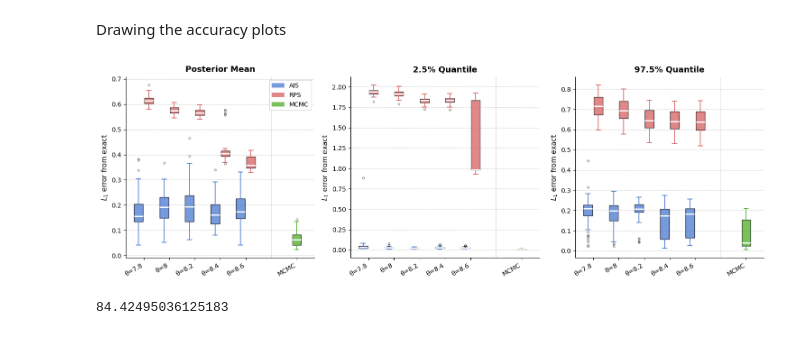
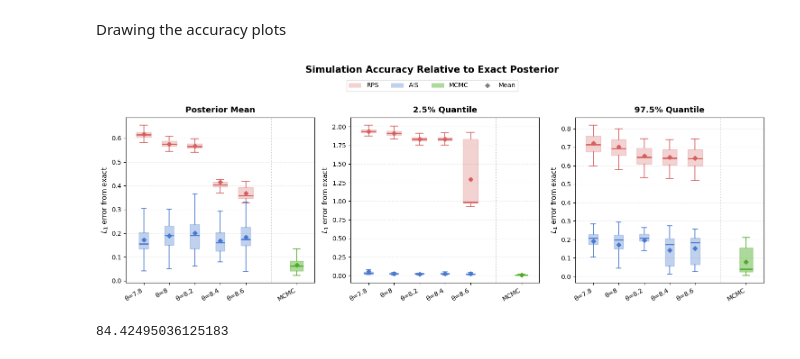
Before and after one commit to fyy2025/RHS-X, a Jupyter notebook: Code/simulation1.ipynb, the cells around one changed output. Drawn from its saved outputs; the diff is of its cells as text; code cells hidden in the pictures.

Commit message:
upload pac bayes simulation code and new plot formats

```diff
--- a/Code/simulation1.ipynb
+++ b/Code/simulation1.ipynb
@@ -1,8 +1,10 @@
 # %%
+
 import pickle
 import numpy as np
 import matplotlib.pyplot as plt
 import matplotlib.patches as mpatches
+
 data=[]
 for epoch in range(1,6):
     with open(f"./output1.2/sim1_result{epoch}.pkl", 'rb') as f:
@@ -41,10 +43,14 @@ for ax, (label, q), color in zip(axes, metrics, colors):
         gc_all.append(gc)
 
     bp = ax.boxplot(gc_all, positions=range(len(thetas)), widths=0.5,
-                    patch_artist=True, medianprops=dict(color="black", linewidth=2))
+                    patch_artist=True, showfliers=False,
+                    medianprops=dict(color="black", linewidth=2),
+                    whiskerprops=dict(color=color, linewidth=1.2),
+                    capprops=dict(color=color, linewidth=1.2))
     for patch in bp["boxes"]:
         patch.set_facecolor(color)
-        patch.set_alpha(0.6)
+        patch.set_edgecolor(color)
+        patch.set_alpha(0.5)
 
     means = [np.mean(g) for g in gc_all]
     ax.plot(range(len(thetas)), means, "D", color=color, markersize=6, zorder=5)
@@ -57,11 +63,12 @@ for ax, (label, q), color in zip(axes, metrics, colors):
     ax.set_xticklabels([str(t) for t in thetas], fontsize=9)
     ax.set_xlabel("θ", fontsize=11)
     ax.set_ylim(0.3, 1.3)
+    ax.grid(axis="y", linestyle=":", alpha=0.4)
 
 axes[0].set_ylabel("Gap Closure  (RPS − AIS) / (RPS − MCMC)", fontsize=10)
 
 legend_elements = [
-    mpatches.Patch(color="gray", alpha=0.6, label="IQR"),
+    mpatches.Patch(color="gray", alpha=0.5, label="IQR"),
     plt.Line2D([0], [0], marker="D", color="gray", markersize=6,
                linestyle="None", label="Mean"),
     plt.Line2D([0], [0], color="black", linestyle="--", linewidth=1,
@@ -104,6 +111,7 @@ for i in range(len(data)):
         AIS_diff = np.sum(np.abs(np.asarray(x[f"AIS_{theta}"])-x["exact"]))
         AIS[f"{theta}"].append(AIS_diff)
 # %%
+
 import pandas as pd
 import matplotlib.pyplot as plt
 import numpy as np
@@ -143,6 +151,23 @@ def to_df(d):
     df.columns = theta_labels
     return df
 
+def aligned_boxplot(ax, values, positions, color, width=0.48, alpha=0.32):
+    bp = ax.boxplot(values, positions=positions, widths=width,
+                    patch_artist=True, showfliers=False,
+                    medianprops=dict(color=color, linewidth=2),
+                    whiskerprops=dict(color=color, linewidth=1.2),
+                    capprops=dict(color=color, linewidth=1.2))
+    for patch in bp["boxes"]:
+        patch.set_facecolor(color)
+        patch.set_edgecolor(color)
+        patch.set_alpha(alpha)
+    return bp
+
+def mean_diamonds(ax, values, positions, color, offset=0.0):
+    means = [np.mean(v) for v in values]
+    ax.plot(np.asarray(positions) + offset, means, "D", color=color,
+            markersize=5, linestyle="None", zorder=5)
+
 AIS_mean_df = to_df(AIS_mean)
 RPS_mean_df = to_df(RPS_mean)
 AIS_q025_df = to_df(AIS_q025)
@@ -152,70 +177,57 @@ RPS_q975_df = to_df(RPS_q975)
 
 # 3-panel figure: Posterior Mean | 2.5% Quantile | 97.5% Quantile
 fig, axes = plt.subplots(1, 3, figsize=(15, 5))
 panel_titles = ["Posterior Mean", "2.5% Quantile", "97.5% Quantile"]
 ais_dfs   = [AIS_mean_df, AIS_q025_df, AIS_q975_df]
 rps_dfs   = [RPS_mean_df, RPS_q025_df, RPS_q975_df]
 mcmc_data = [MCMC_mean,   MCMC_q025,   MCMC_q975]
 
 n = len(thetas)
-pos_ais  = np.arange(1, n + 1) - 0.2
-pos_rps  = np.arange(1, n + 1) + 0.2
-pos_mcmc = [n + 2]   # gap of 1 after the theta groups
-w = 0.35
+theta_pos = np.arange(1, n + 1)
+pos_mcmc = [n + 2]
 
 ais_color  = "#4878CF"
 rps_color  = "#D65F5F"
 mcmc_color = "#4DAC26"
 
-bp_kw = dict(patch_artist=True, medianprops=dict(color="white", linewidth=2))
+for ax, title, ais_df, rps_df, mcmc_vals in zip(axes, panel_titles, ais_dfs, rps_dfs, mcmc_data):
+    ais_values = [ais_df[col].dropna().values for col in ais_df.columns]
+    rps_values = [rps_df[col].dropna().values for col in rps_df.columns]
 
-for ax, title, ais_df, rps_df, mcmc_vals in zip(axes, panel_titles, ais_dfs, rps_dfs, mcmc_data):
-    ax.boxplot(
-        ais_df.values, positions=pos_ais, widths=w, **bp_kw,
-        boxprops=dict(facecolor=ais_color, alpha=0.75),
-        whiskerprops=dict(color=ais_color, linewidth=1.2),
-        capprops=dict(color=ais_color, linewidth=1.2),
-        flierprops=dict(marker="o", color=ais_color, alpha=0.4, markersize=3),
-    )
-    ax.boxplot(
-        rps_df.values, positions=pos_rps, widths=w, **bp_kw,
-        boxprops=dict(facecolor=rps_color, alpha=0.75),
-        whiskerprops=dict(color=rps_color, linewidth=1.2),
-        capprops=dict(color=rps_color, linewidth=1.2),
-        flierprops=dict(marker="o", color=rps_color, alpha=0.4, markersize=3),
-    )
-    ax.boxplot(
-        [mcmc_vals], positions=pos_mcmc, widths=w, **bp_kw,
-        boxprops=dict(facecolor=mcmc_color, alpha=0.75),
-        whiskerprops=dict(color=mcmc_color, linewidth=1.2),
-        capprops=dict(color=mcmc_color, linewidth=1.2),
-        flierprops=dict(marker="o", color=mcmc_color, alpha=0.4, markersize=3),
-    )
+    aligned_boxplot(ax, rps_values, theta_pos, rps_color, width=0.58, alpha=0.28)
+    aligned_boxplot(ax, ais_values, theta_pos, ais_color, width=0.36, alpha=0.34)
+    aligned_boxplot(ax, [mcmc_vals], pos_mcmc, mcmc_color, width=0.5, alpha=0.45)
 
-    tick_pos    = list(range(1, n + 1)) + pos_mcmc
+    mean_diamonds(ax, rps_values, theta_pos, rps_color)
+    mean_diamonds(ax, ais_values, theta_pos, ais_color)
+    mean_diamonds(ax, [mcmc_vals], pos_mcmc, mcmc_color)
+
+    tick_pos    = list(theta_pos) + pos_mcmc
     tick_labels = theta_labels + ["MCMC"]
     ax.set_xticks(tick_pos)
     ax.set_xticklabels(tick_labels, rotation=30, ha="right", fontsize=10)
     ax.axvline(n + 1, color="gray", linestyle=":", linewidth=0.8, alpha=0.6)
     ax.set_xlim(0.3, n + 2.7)
     ax.set_title(title, fontsize=13, fontweight="bold", pad=8)
     ax.set_ylabel("$L_1$ error from exact", fontsize=11)
-    ax.grid(axis="y", linestyle="--", alpha=0.4, color="gray")
-    ax.spines["top"].set_visible(False)
-    ax.spines["right"].set_visible(False)
+    ax.grid(axis="y", linestyle=":", alpha=0.4)
 
 legend_elements = [
-    Patch(facecolor=ais_color,  alpha=0.75, label="AIS"),
-    Patch(facecolor=rps_color,  alpha=0.75, label="RPS"),
-    Patch(facecolor=mcmc_color, alpha=0.75, label="MCMC"),
+    Patch(facecolor=rps_color, alpha=0.28, label="RPS"),
+    Patch(facecolor=ais_color, alpha=0.34, label="AIS"),
+    Patch(facecolor=mcmc_color, alpha=0.45, label="MCMC"),
+    plt.Line2D([0], [0], marker="D", color="gray", markersize=5,
+               linestyle="None", label="Mean"),
 ]
-axes[0].legend(handles=legend_elements, fontsize=10, framealpha=0.9)
-
+fig.legend(handles=legend_elements, loc="upper center", ncol=4,
+           frameon=True, bbox_to_anchor=(0.5, 1.03))
+fig.suptitle("Simulation Accuracy Relative to Exact Posterior", fontsize=15,
+             fontweight="bold", y=1.08)
 plt.tight_layout()
 plt.savefig("../Figures/simulation_errors.png", dpi=150, bbox_inches="tight")
 plt.show()
 # %% [output]
-[figure, old version]
+[figure, new version]
 # %%
 x[0]["AIS_8.6_time"]
 # %% [output]
```
Also changed, not shown: parts of 4 cells of this notebook, 3 other files.
